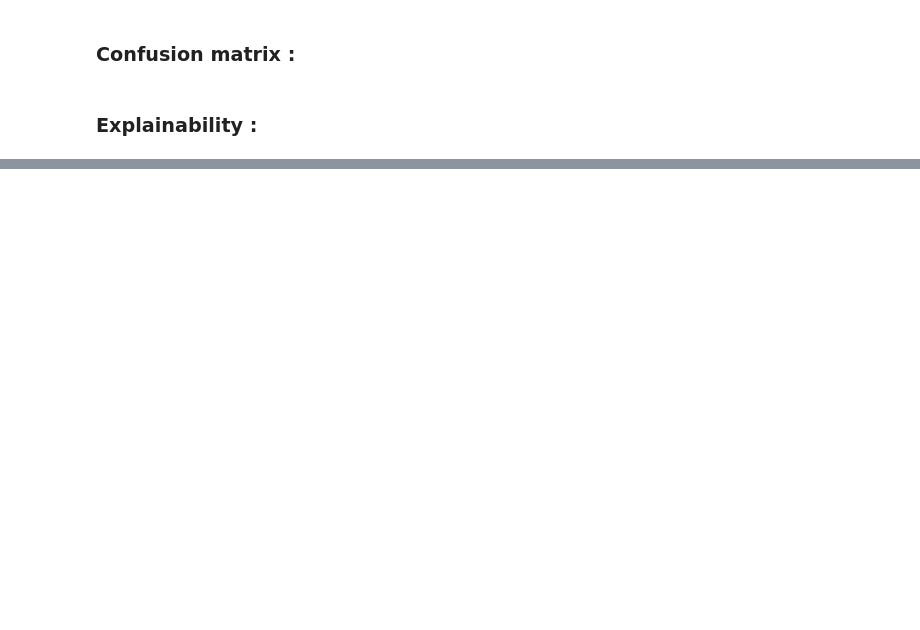
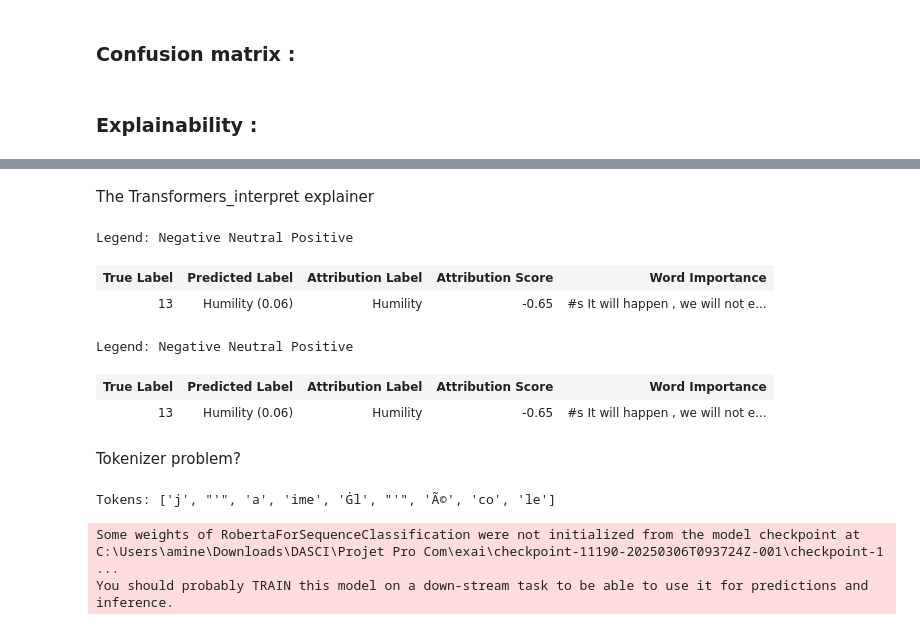
Before and after one commit to edabier/ProCom, a Jupyter notebook: notebooks_livrables/results_visualisation.ipynb, the cells around one changed output, grey strips where cells are left out. Drawn from its saved outputs; the diff is of its cells as text; code cells hidden in the pictures; blank space fills up the shorter version.

```diff
--- a/notebooks_livrables/results_visualisation.ipynb
+++ b/notebooks_livrables/results_visualisation.ipynb
@@ -26,0 +22,3 @@ OSError: ../results does not appear to have a file named config.json. Checkout '
+# %%
+model       = RobertaForSequenceClassification.from_pretrained(r"C:\Users\amine\Downloads\DASCI\Projet Pro Com\exai\checkpoint-11190-20250306T093724Z-001\checkpoint-11190", num_labels = num_labels)
+tokenizer   = RobertaTokenizer.from_pretrained(r"C:\Users\amine\Downloads\DASCI\Projet Pro Com\exai\tokenizer-20250306T094027Z-001\tokenizer")
@@ -120,0 +150,5 @@ shap.plots.text(shap_values)
+# %%
+id2label = {i: labels[i] for i in range(len(labels))}
+print(id2label)
+model.config.id2label = id2label
+model.config.id2label
@@ -120,0 +177,5 @@ shap.plots.text(shap_values)
+# %% [markdown]
+The Transformers_interpret explainer
+# %%
+from transformers_interpret import SequenceClassificationExplainer
+cls_explainer = SequenceClassificationExplainer(model, tokenizer)
@@ -120,0 +184,24 @@ shap.plots.text(shap_values)
+# %%
+cls_explainer.visualize()
+# %% [output]
+Legend: Negative Neutral Positive
+| True Label | Predicted Label | Attribution Label | Attribution Score | Word Importance |
+| 13 | Humility (0.06) | Humility | -0.65 | #s It will happen , we will not e... |
+Legend: Negative Neutral Positive
+| True Label | Predicted Label | Attribution Label | Attribution Score | Word Importance |
+| 13 | Humility (0.06) | Humility | -0.65 | #s It will happen , we will not e... |
+# %% [markdown]
+Tokenizer problem?
+# %%
+text = "j'aime l'école"
+tokens = tokenizer.tokenize(text)
+
+print("Tokens:", tokens)
+# %% [output]
+Tokens: ['j', "'", 'a', 'ime', 'Ġl', "'", 'Ã©', 'co', 'le']
+# %%
+model2       = RobertaForSequenceClassification.from_pretrained(r"C:\Users\amine\Downloads\DASCI\Projet Pro Com\exai\checkpoint-11190-20250306T093724Z-001\checkpoint-11190", num_labels = num_labels)
+tokenizer2   = RobertaTokenizer.from_pretrained(r"C:\Users\amine\Downloads\DASCI\Projet Pro Com\exai\tokenizer-20250306T094027Z-001\tokenizer")
+# %% [output]
+Some weights of RobertaForSequenceClassification were not initialized from the model checkpoint at C:\Users\amine\Downloads\DASCI\Projet Pro Com\exai\checkpoint-11190-20250306T093724Z-001\checkpoint-1 ...
+You should probably TRAIN this model on a down-stream task to be able to use it for predictions and inference.
```
Also changed, not shown: parts of 20 cells of this notebook.
